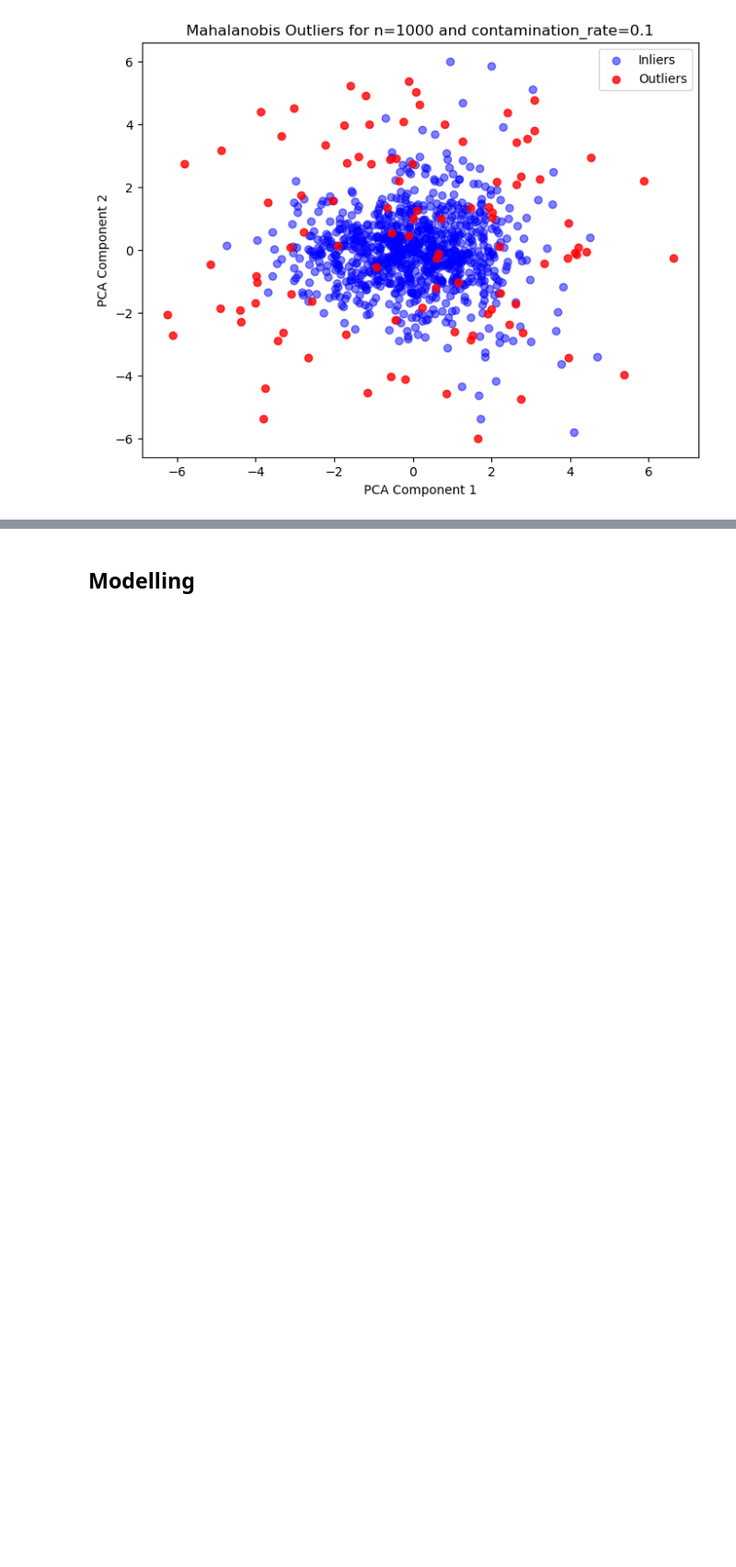
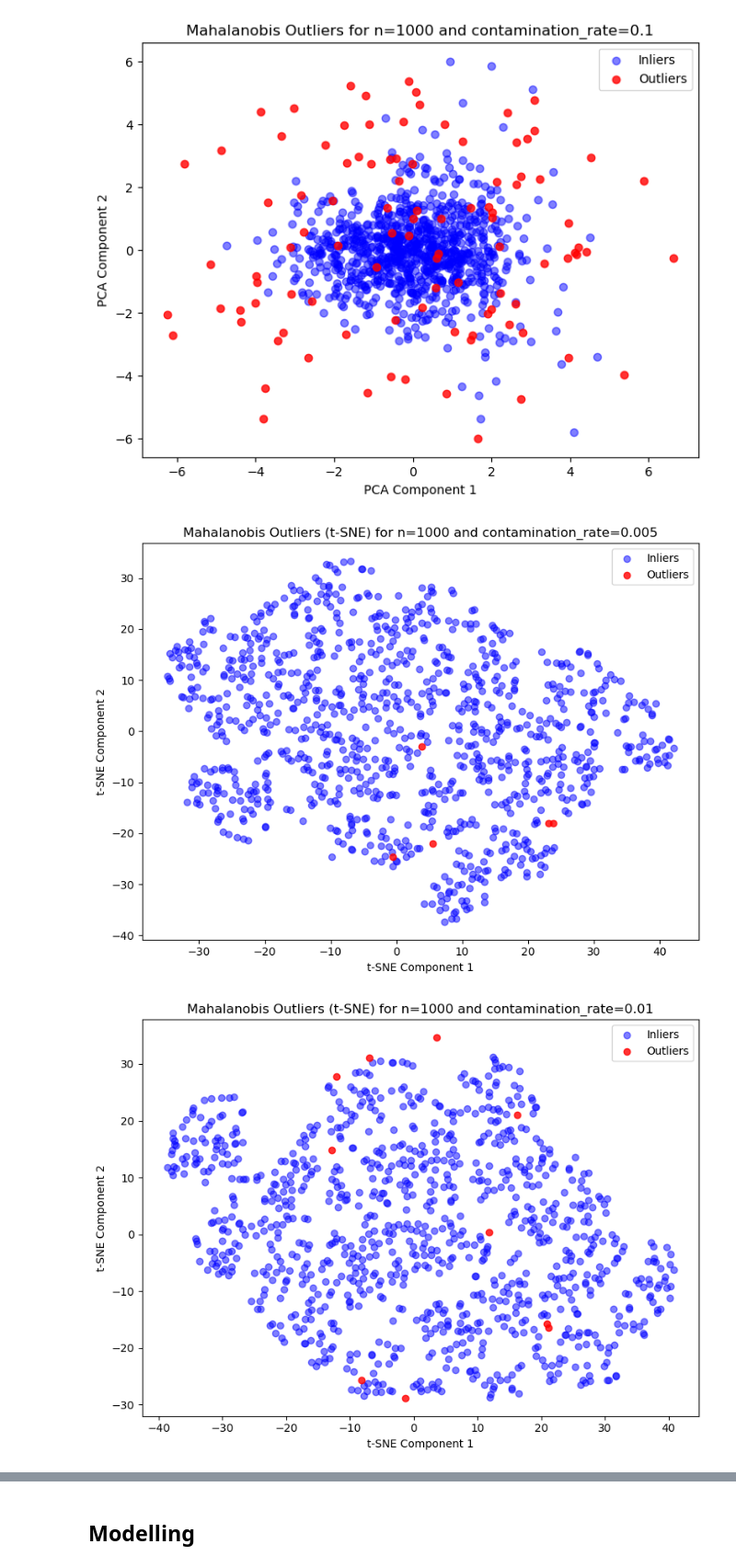
Before and after one commit to SaoodHusain/outlier_proj, a Jupyter notebook: olp_v2.ipynb, the cells around one changed output, grey strips where cells are left out. Shown at 92% size. Cells and saved outputs as stored; diff of their text form; code cells hidden in the pictures; blank space fills up the shorter version.

Commit message:
Added t-SNE plots

```diff
--- a/olp_v2.ipynb
+++ b/olp_v2.ipynb
@@ -450,3 +451,39 @@ for sample_size, inner_dict in contaminated_data_dict.items():
 [figure]
 [figure]
 [figure]
+# %%
+for sample_size, inner_dict in contaminated_data_dict.items():
+    if sample_size == 1000:
+        for contamination_rate, df in inner_dict.items():
+            X = df.loc[:, df.columns.str.startswith('fea_')]
+            outlier_mask = df['is_outlier'] > 0
+
+            # Apply t-SNE
+            tsne = TSNE(n_components=2, random_state=42, perplexity=30, n_iter=1000)
+            X_tsne = tsne.fit_transform(X)
+
+            plt.figure(figsize=(8, 6))
+            plt.title(f"Mahalanobis Outliers (t-SNE) for n={sample_size} and contamination_rate={contamination_rate}")
+
+            # Inliers in blue
+            plt.scatter(
+                X_tsne[~outlier_mask, 0],
+                X_tsne[~outlier_mask, 1],
+                c='blue', alpha=0.5, label='Inliers'
+            )
+
+            # Outliers in red
+            plt.scatter(
+                X_tsne[outlier_mask, 0],
+                X_tsne[outlier_mask, 1],
+                c='red', alpha=0.8, label='Outliers'
+            )
+
+            plt.legend()
+            plt.xlabel("t-SNE Component 1")
+            plt.ylabel("t-SNE Component 2")
+            plt.tight_layout()
+            plt.show()
+# %% [output]
+[figure, added]
+[figure, added]
```
Also changed, not shown: parts of 2 cells of this notebook.
